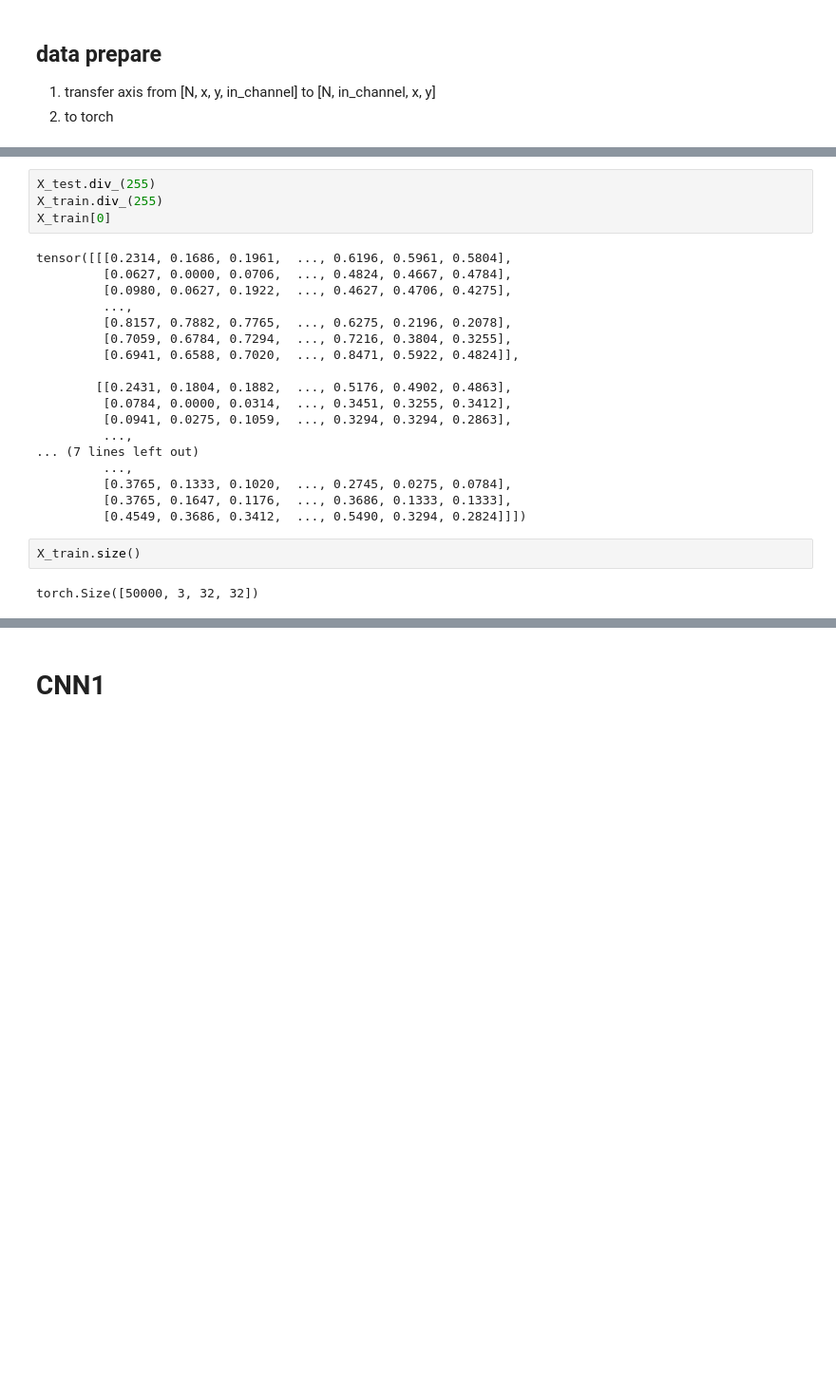
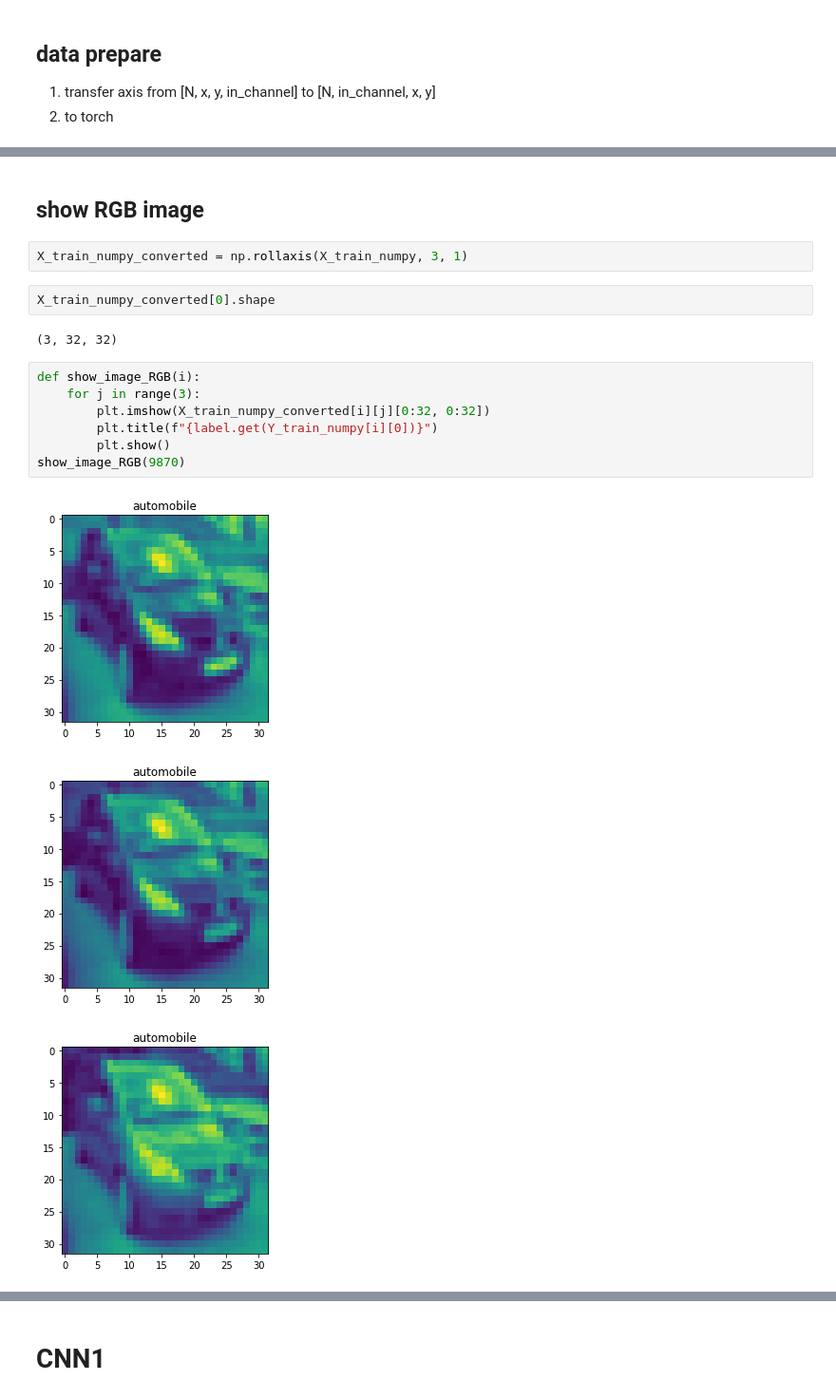
Before and after one commit to liushuyu6666/AI_relative, a Jupyter notebook: algorithm_explore/CNN_cifar10.ipynb, the cells around one changed output, grey strips where cells are left out. Shown at 95% size. Drawn from its saved outputs; the diff is of its cells as text; blank space fills up the shorter version.

```diff
--- a/algorithm_explore/CNN_cifar10.ipynb
+++ b/algorithm_explore/CNN_cifar10.ipynb
@@ -47,26 +52,20 @@ torch.Size([50000]), torch.Size([10000])
-# %%
-X_test.div_(255)
-X_train.div_(255)
-X_train[0]
-# %% [output]
-tensor([[[0.2314, 0.1686, 0.1961,  ..., 0.6196, 0.5961, 0.5804],
-         [0.0627, 0.0000, 0.0706,  ..., 0.4824, 0.4667, 0.4784],
-         [0.0980, 0.0627, 0.1922,  ..., 0.4627, 0.4706, 0.4275],
-         ...,
-         [0.8157, 0.7882, 0.7765,  ..., 0.6275, 0.2196, 0.2078],
-         [0.7059, 0.6784, 0.7294,  ..., 0.7216, 0.3804, 0.3255],
-         [0.6941, 0.6588, 0.7020,  ..., 0.8471, 0.5922, 0.4824]],
-
-        [[0.2431, 0.1804, 0.1882,  ..., 0.5176, 0.4902, 0.4863],
-         [0.0784, 0.0000, 0.0314,  ..., 0.3451, 0.3255, 0.3412],
-         [0.0941, 0.0275, 0.1059,  ..., 0.3294, 0.3294, 0.2863],
-         ...,
-... (7 lines left out)
-         ...,
-         [0.3765, 0.1333, 0.1020,  ..., 0.2745, 0.0275, 0.0784],
-         [0.3765, 0.1647, 0.1176,  ..., 0.3686, 0.1333, 0.1333],
-         [0.4549, 0.3686, 0.3412,  ..., 0.5490, 0.3294, 0.2824]]])
-# %%
-X_train.size()
-# %% [output]
-torch.Size([50000, 3, 32, 32])
+# %% [markdown]
+show RGB image
+-----------------------
+# %%
+X_train_numpy_converted = np.rollaxis(X_train_numpy, 3, 1)
+# %%
+X_train_numpy_converted[0].shape
+# %% [output]
+(3, 32, 32)
+# %%
+def show_image_RGB(i):
+    for j in range(3):
+        plt.imshow(X_train_numpy_converted[i][j][0:32, 0:32])
+        plt.title(f"{label.get(Y_train_numpy[i][0])}")
+        plt.show()
+show_image_RGB(9870)
+# %% [output]
+[figure, added]
+[figure, added]
+[figure, added]
```
Also changed, not shown: parts of 29 cells of this notebook, 1 other file.
